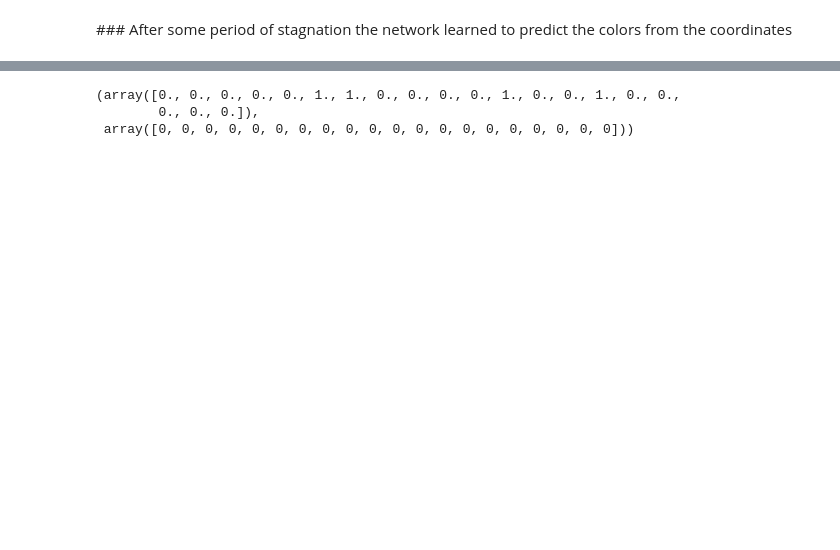
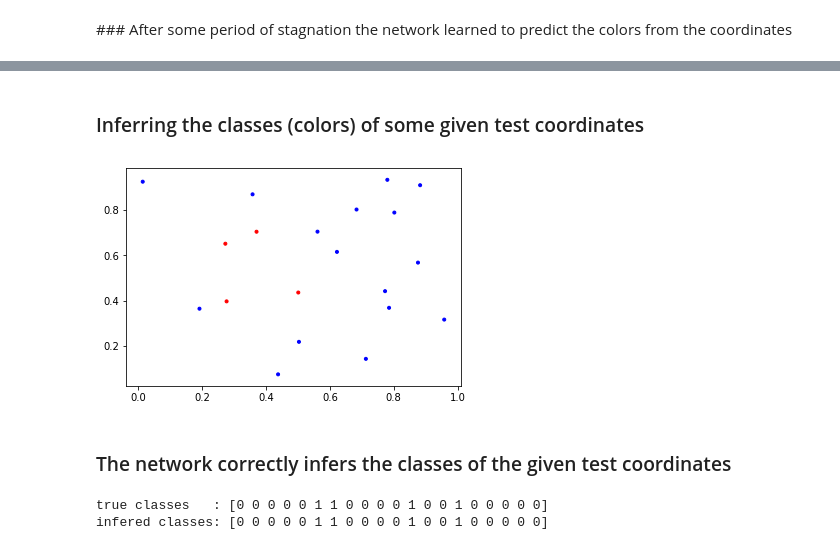
Before and after one commit to smurve/experiments, a Jupyter notebook: experiments/mnist_sota/neural_network.ipynb, the cells around one changed output, grey strips where cells are left out. Drawn from its saved outputs; the diff is of its cells as text; code cells hidden in the pictures; blank space fills up the shorter version.

```diff
--- a/experiments/mnist_sota/neural_network.ipynb
+++ b/experiments/mnist_sota/neural_network.ipynb
@@ -160,6 +162,22 @@ infered = sess.run(infered)
-# %%
-tlabels, infered
-# %% [output]
-(array([0., 0., 0., 0., 0., 1., 1., 0., 0., 0., 0., 1., 0., 0., 1., 0., 0.,
-        0., 0., 0.]),
- array([0, 0, 0, 0, 0, 0, 0, 0, 0, 0, 0, 0, 0, 0, 0, 0, 0, 0, 0, 0]))
+# %% [markdown]
+### Inferring the classes (colors) of some given test coordinates
+# %%
+N=20
+sx, sy, sc = createSamples(N, 0, 1, 0, 1, ground_truth)
+points=np.array([sx, sy])
+plt.scatter(sx, sy, c=sc, cmap="bwr", marker='.')
+
+test_samples = np.array([sx, sy]).T
+test_labels = sc.astype(int)
+# %% [output]
+[figure, added]
+# %% [markdown]
+### The network correctly infers the classes of the given test coordinates
+# %%
+test_inferred = sess.run(preds, feed_dict={X: test_samples, L: test_labels})
+
+print("true classes   : %s" % test_labels)
+print('infered classes: %s' % test_inferred)
+# %% [output]
+true classes   : [0 0 0 0 0 1 1 0 0 0 0 1 0 0 1 0 0 0 0 0]
+infered classes: [0 0 0 0 0 1 1 0 0 0 0 1 0 0 1 0 0 0 0 0]
```
Also changed, not shown: parts of 18 cells of this notebook, 1 other file.
